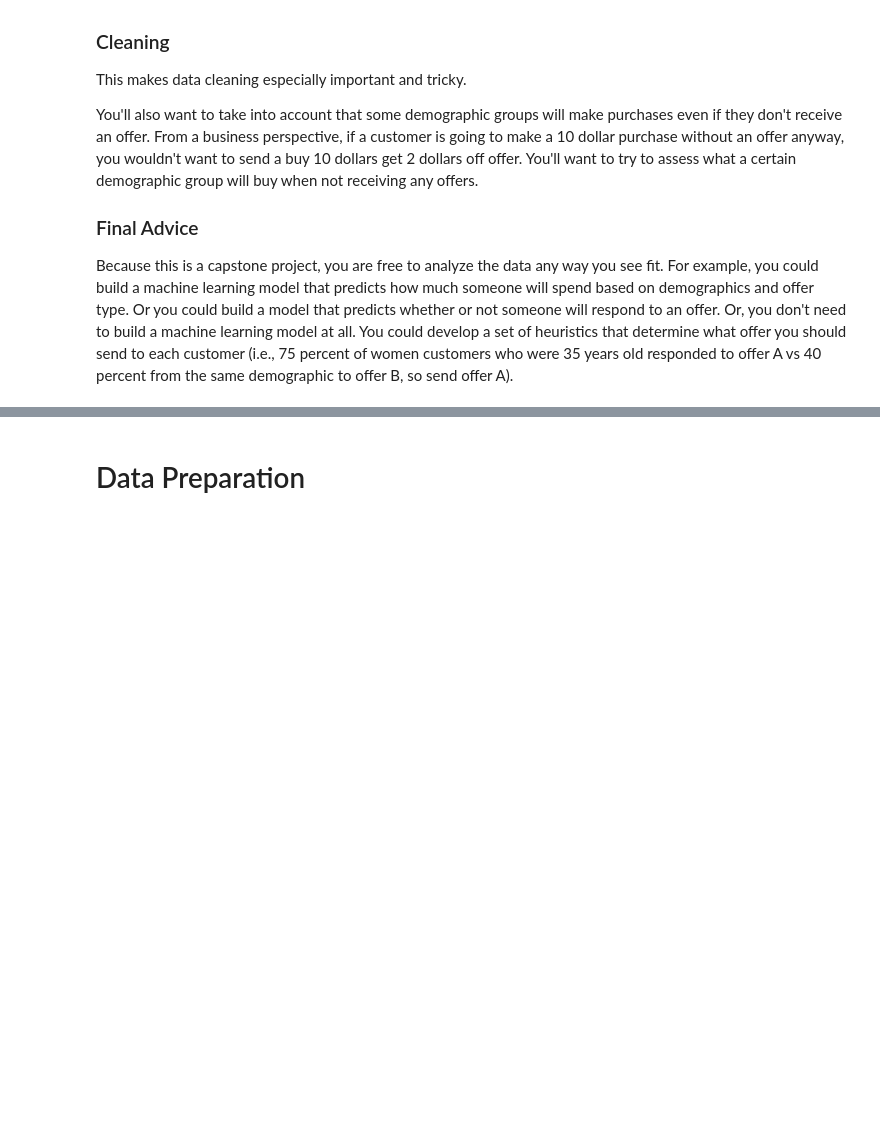
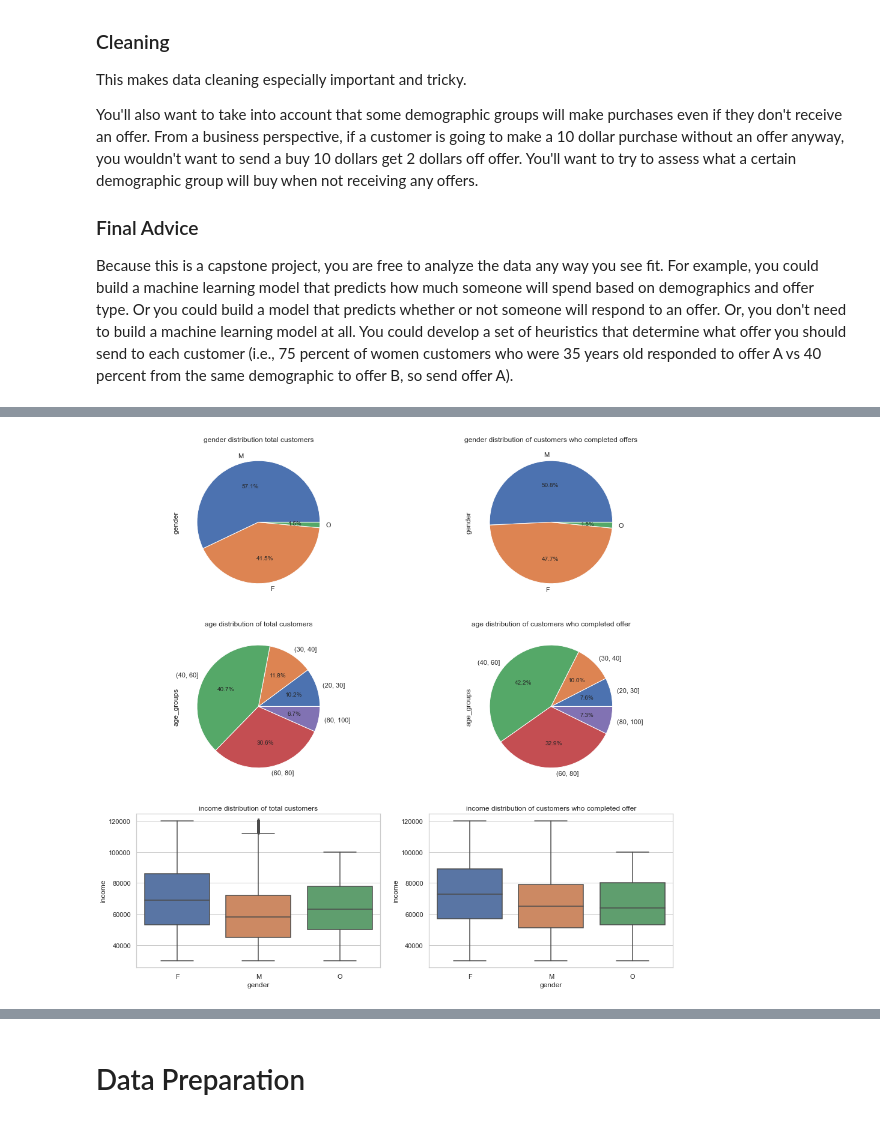
Before and after one commit to Nassim814/captsone_udacity_starbucks, a Jupyter notebook: Starbucks_Capstone_notebook.ipynb, the cells around one changed output, grey strips where cells are left out. Saved outputs shown, nothing was run; the diff lists cells and outputs as text; code cells hidden in the pictures; blank space fills up the shorter version.

```diff
--- a/Starbucks_Capstone_notebook.ipynb
+++ b/Starbucks_Capstone_notebook.ipynb
@@ -87,0 +285,20 @@ transcript = pd.read_json('data/transcript.json', orient='records', lines=True)
+# %%
+def clean_transcript(df):
+    """
+    The function transforms the person ids to integers and splits the value column into offer id and value.
+
+    :input: transcript dataframe
+    :return: cleaned transcript dataframe
+
+    """
+    transcript = df.copy()
+    #clean transcript data
+    transcript["offer_id"] = transcript.value.apply(lambda x: x[list(x.keys())[0]] if list(x.keys())[0]== 'offer id' or list(x.keys())[0] == 'offer_id' else np.nan)
+    transcript["value"] = transcript.value.apply(lambda x: x[list(x.keys())[0]] if list(x.keys())[0]== 'amount' else np.nan)
+
+    #simplify customer ids using integers
+    transcript.person = transcript.person.map(generate_person_ids())
+
+    transcript_cleaned = transcript
+
+    return transcript_cleaned
@@ -87,0 +378,59 @@ transcript = pd.read_json('data/transcript.json', orient='records', lines=True)
+# %%
+#compare demographic data of all vs customers that completed offers
+
+#initializing figure
+fi, ax = plt.subplots(3,2, figsize=(16,16))
+ax1 = ax[0][0]
+ax2 = ax[0][1]
+ax3 = ax[1][0]
+ax4 = ax[1][1]
+ax5 = ax[2][0]
+ax6 = ax[2][1]
+
+#initialize dataframes
+customers_all = merge_dataframes(transcript, profile, portfolio).dropna(subset=['gender', 'income', "age"], axis =0)
+customers_compl = customers_all[customers_all["event"]=="offer completed"][["person","age","gender","value","income","offer_type","offer_category"]].dropna()
+
+#create age-brackets
+age_groups_all  = pd.cut(customers_all['age'], [20,30,40,60,80,100],20).rename("age_groups").value_counts().sort_index(axis = 0)
+age_groups_compl = pd.cut(customers_compl['age'], [20,30,40,60,80,100],20).rename("age_groups").value_counts().sort_index(axis = 0)
+
+
+#compare gender distribution
+ax1 = (customers_all.gender.value_counts() / customers_all.shape[0]).plot.pie( ax= ax1, autopct='%1.1f%%')
+ax2 = (customers_compl.gender.value_counts() / customers_compl.shape[0]).plot.pie(ax= ax2, autopct='%1.1f%%')
+
+#compare age distribution
+ax3 = (age_groups_all / age_groups_all.sum()).plot.pie(ax= ax3, autopct='%1.1f%%')
+ax4 =  (age_groups_compl / age_groups_compl.sum()).plot.pie(ax= ax4,autopct='%1.1f%%')
+
+
+#compare income distribution
+#ax5 = sns.histplot(customers_all,x="income", hue="gender",multiple="stack",palette="light:m_r",edgecolor=".3",
+                   #linewidth=.5,log_scale=False,bins=50,ax=ax5,stat ="density")
+
+
+
+#ax6 = sns.histplot(customers_compl,x="income", hue="gender",multiple="stack",palette="light:m_r",edgecolor=".3",
+                   #linewidth=.5,bins=50,ax=ax6,stat ="density")
+
+
+ax5 = sns.boxplot(x="gender", y="income", data=customers_all, ax=ax5)
+#ax5 = sns.swarmplot(x="gender", y="income", data=customers_all, color=".25",ax=ax5)
+ax6 = sns.boxplot(x="gender", y="income", data=customers_compl, ax=ax6)
+
+
+
+#plot title
+ax1.set_title('gender distribution total customers')
+ax2.set_title('gender distribution of customers who completed offers')
+ax3.set_title('age distribution of total customers')
+ax4.set_title('age distribution of customers who completed offer');
+ax5.set_title('income distribution of total customers')
+ax6.set_title('income distribution of customers who completed offer');
+
+#set scale of y axis
+#ax5.set_ylim(0,.00003)
+#ax6.set_ylim(0,.00003)
+# %% [output]
+[figure, added]
```
Also changed, not shown: parts of 59 cells of this notebook, 3 other files.
